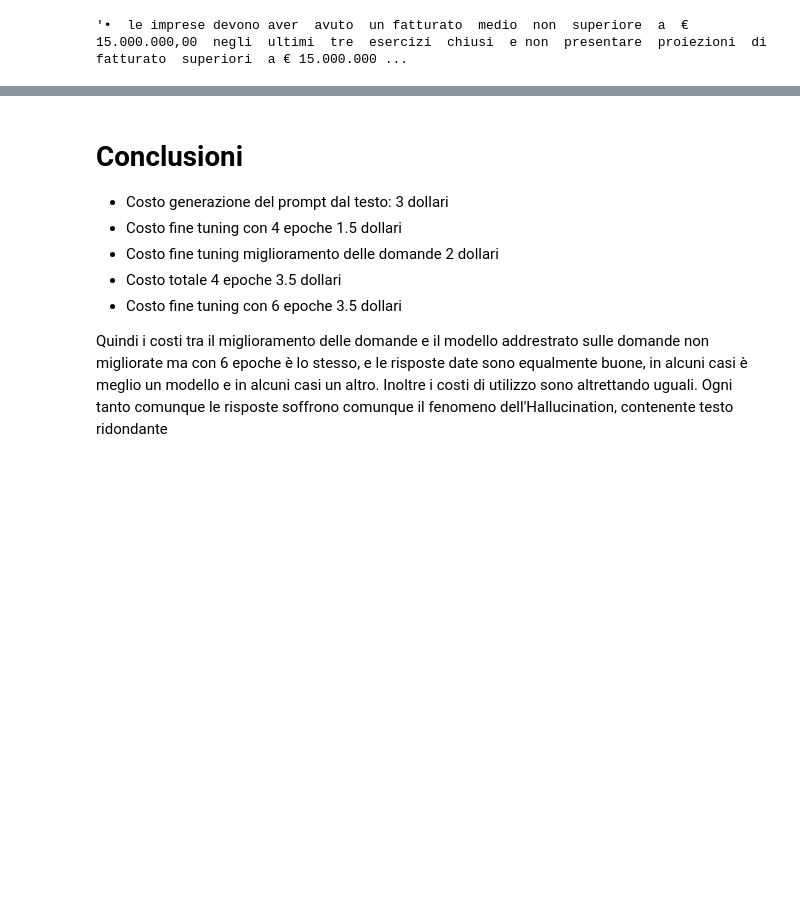
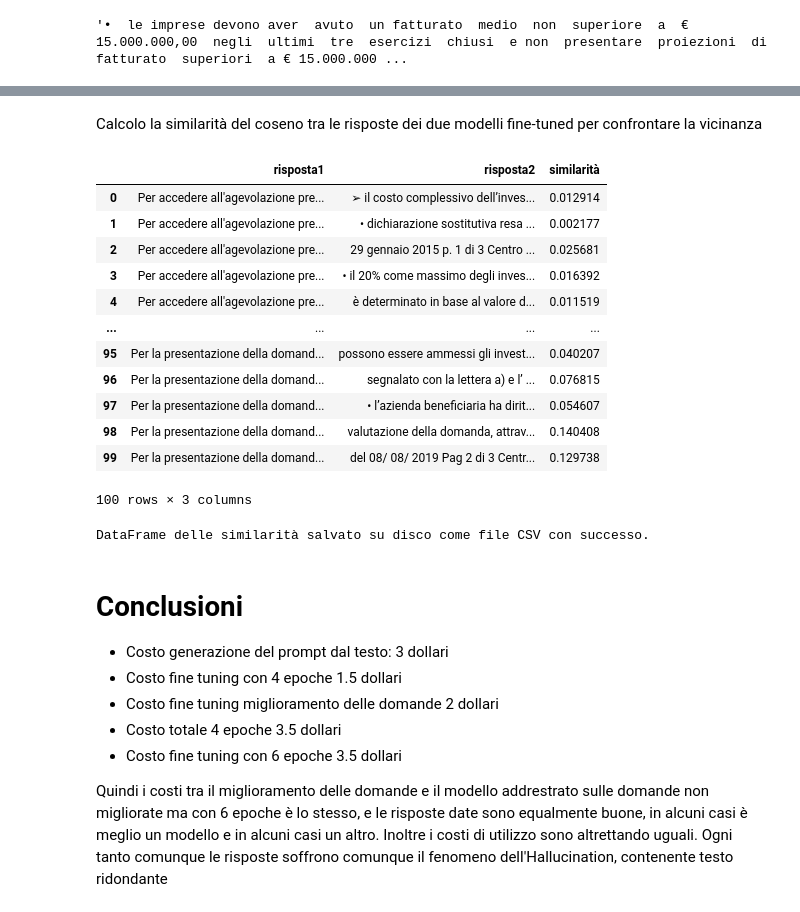
Before and after one commit to GiacomoSignorile/Davinci-002-Finetuning-Bandi-Puglia, a Jupyter notebook: Notebook/04_Fine_tuning_Evaluations.ipynb, the cells around one changed output, grey strips where cells are left out. Saved outputs shown, nothing was run; the diff lists cells and outputs as text; code cells hidden in the pictures; blank space fills up the shorter version.

Commit message:
Aggiunta similarità coseno
Aggiunto confronto similarità del coseno all'interno del notebook Evaluations

```diff
--- a/Notebook/04_Fine_tuning_Evaluations.ipynb
+++ b/Notebook/04_Fine_tuning_Evaluations.ipynb
@@ -211,3 +214,0 @@ for domanda in domande_generate:
-# %%
-for idx, risposta in enumerate(risposte_generate, start=1):
-    print(f"Risposta {idx}: {risposta}")
@@ -231,0 +215,6 @@ Risposta 9: No, non è prevista la possibilità di ricevere un'anticipazione del
+# %%
+df = pd.DataFrame(list(zip(domande_generate, risposte_generate)), columns=['Domanda', 'Risposta'])
+
+df.to_csv("risposte_generate.csv", index=False, encoding="utf-8")
+
+print("Risposte salvate su disco come file CSV con successo.")
@@ -483,0 +523,6 @@ risposta2_ft2
+# %%
+df2 = pd.DataFrame(list(zip(domande_generate, risposte_generate2)), columns=['Domanda', 'Risposta'])
+
+df.to_csv("risposte_generate2.csv", index=False, encoding="utf-8")
+
+print("Risposte salvate su disco come file CSV con successo.")
@@ -484,3 +554,66 @@ risposta2_ft2
+# %% [markdown]
+Calcolo la similarità del coseno tra le risposte dei due modelli fine-tuned per confrontare la vicinanza
+# %%
+import pandas as pd
+import numpy as np
+
+import nltk
+from nltk.corpus import stopwords
+import string
+
+from sklearn.feature_extraction.text import TfidfVectorizer
+
+from tqdm import tqdm
+
+import matplotlib.pyplot as plt
+import seaborn as sns
+
+
+remove_punctuation_map = dict((ord(char), None) for char in string.punctuation)
+ita_stopwords = stopwords.words('italian')
+
+def preprocess(text):
+	return nltk.word_tokenize(text.lower().translate(remove_punctuation_map))
+
+
+vectorizer = TfidfVectorizer(tokenizer=preprocess, stop_words=ita_stopwords)
+
+def compute_similarity(a, b):
+  tfidf = vectorizer.fit_transform([a, b])
+
+  return ((tfidf * tfidf.T).toarray())[0,1]
+
+similarities = []
+
+for risposta1 in df['Risposta']:
+    for risposta2 in df2['Risposta']:
+        similarity = compute_similarity(risposta1, risposta2)
+
+        similarities.append((risposta1, risposta2, similarity))
+
+df_similarity = pd.DataFrame(similarities, columns=['risposta1', 'risposta2', 'similarità'])
+
+df_similarity
+# %% [output]
+|  | risposta1 | risposta2 | similarità |
+| 0 | Per accedere all'agevolazione pre... | ➢ il costo complessivo dell’inves... | 0.012914 |
+| 1 | Per accedere all'agevolazione pre... | • dichiarazione sostitutiva resa ... | 0.002177 |
+| 2 | Per accedere all'agevolazione pre... | 29 gennaio 2015 p. 1 di 3 Centro ... | 0.025681 |
+| 3 | Per accedere all'agevolazione pre... | • il 20% come massimo degli inves... | 0.016392 |
+| 4 | Per accedere all'agevolazione pre... | è determinato in base al valore d... | 0.011519 |
+| ... | ... | ... | ... |
+| 95 | Per la presentazione della domand... | possono essere ammessi gli invest... | 0.040207 |
+| 96 | Per la presentazione della domand... | segnalato con la lettera a) e l’ ... | 0.076815 |
+| 97 | Per la presentazione della domand... | • l’azienda beneficiaria ha dirit... | 0.054607 |
+| 98 | Per la presentazione della domand... | valutazione della domanda, attrav... | 0.140408 |
+| 99 | Per la presentazione della domand... | del 08/ 08/ 2019 Pag 2 di 3 Centr... | 0.129738 |
+100 rows × 3 columns
+# %%
+df_similarity.to_csv("similarities.csv", index=False, encoding="utf-8")
+
+print("DataFrame delle similarità salvato su disco come file CSV con successo.")
+# %% [output]
+DataFrame delle similarità salvato su disco come file CSV con successo.
 # %% [markdown]
 # Conclusioni
 
```
Also changed, not shown: parts of 10 cells of this notebook, 1 other file.
